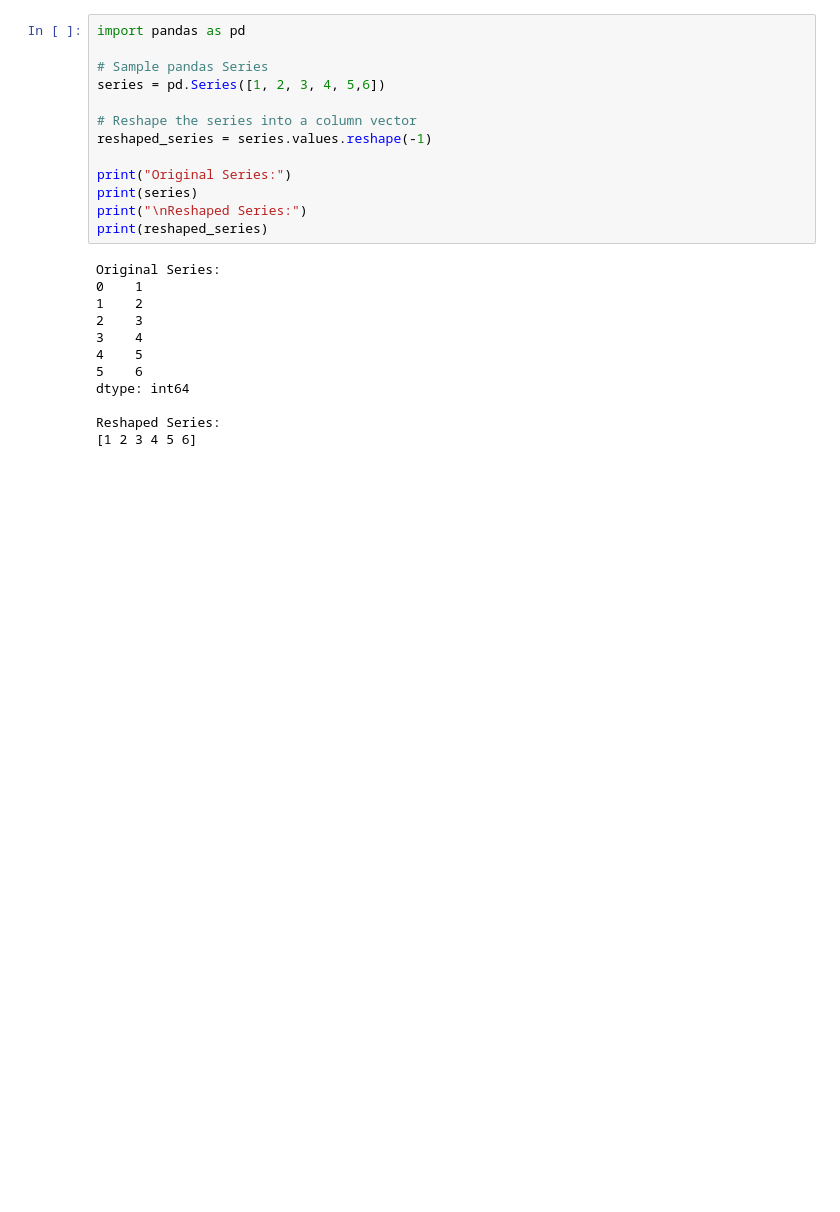
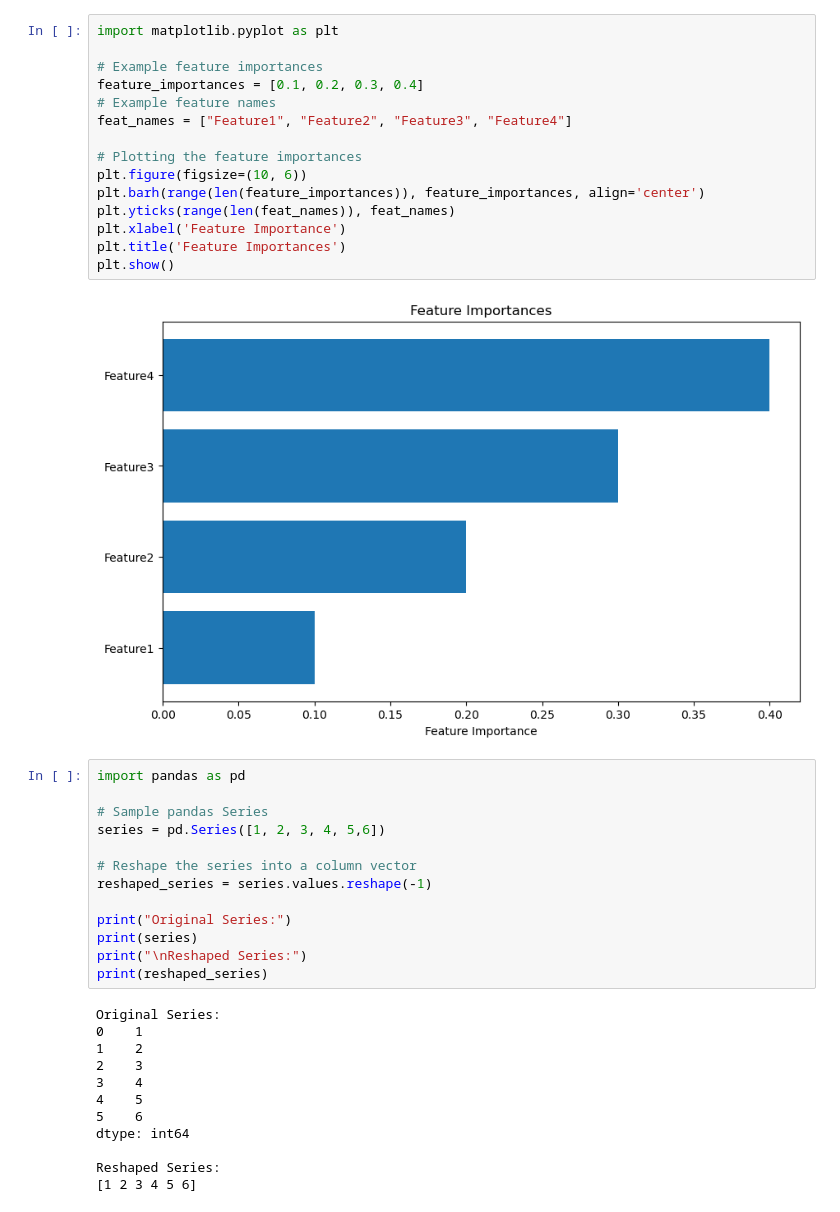
Before and after one commit to gagan10223/learn_ops, a Jupyter notebook: source/train/Untitled.ipynb, the cells around one changed output. Saved outputs shown, nothing was run; the diff lists cells and outputs as text; blank space fills up the shorter version.

```diff
--- a/source/train/Untitled.ipynb
+++ b/source/train/Untitled.ipynb
@@ -1,3 +11,20 @@
+# %%
+import matplotlib.pyplot as plt
+
+# Example feature importances
+feature_importances = [0.1, 0.2, 0.3, 0.4]
+# Example feature names
+feat_names = ["Feature1", "Feature2", "Feature3", "Feature4"]
+
+# Plotting the feature importances
+plt.figure(figsize=(10, 6))
+plt.barh(range(len(feature_importances)), feature_importances, align='center')
+plt.yticks(range(len(feat_names)), feat_names)
+plt.xlabel('Feature Importance')
+plt.title('Feature Importances')
+plt.show()
+# %% [output]
+[figure, added]
 # %%
 import pandas as pd
 
```
Also changed, not shown: parts of 2 cells of this notebook, 4 other files.
